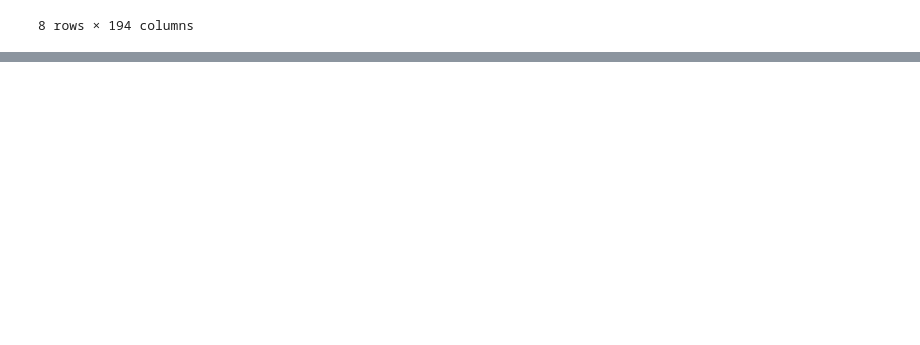
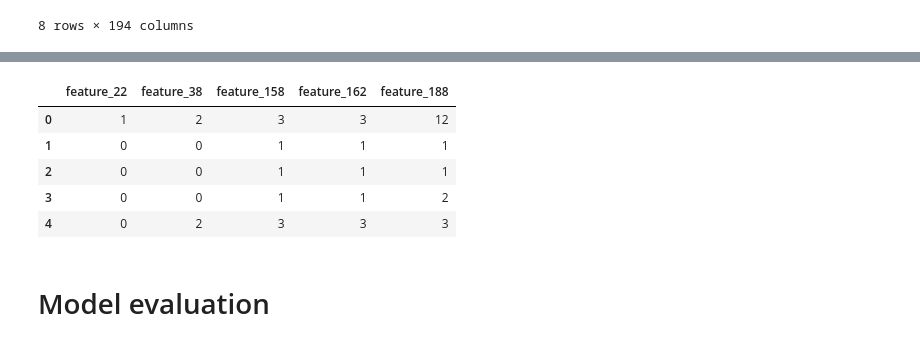
Before and after one commit to nshovkun/Analytics, a Jupyter notebook: sol/Classified_frod.ipynb, the cells around one changed output, grey strips where cells are left out. Cells and saved outputs as stored; diff of their text form; code cells hidden in the pictures; blank space fills up the shorter version.

Commit message:
[UPD] added function defined 5 best feature

```diff
--- a/sol/Classified_frod.ipynb
+++ b/sol/Classified_frod.ipynb
@@ -104,0 +138,22 @@ OSError: dlopen(/Users/nsh/.pyenv/versions/3.7.2/lib/python3.7/site-packages/lig
+# %%
+# 5 best feature
+n=5
+
+# Create and fit selector
+selector = SelectKBest(f_classif, k=n)
+selector.fit(split_feature, labels)
+# Get columns to keep
+cols = selector.get_support(indices=True)
+# Create new dataframe with only desired columns, or overwrite existing
+features_df_new = split_feature.iloc[:, cols]
+# %%
+features_df_new.head()
+# %% [output]
+|  | feature_22 | feature_38 | feature_158 | feature_162 | feature_188 |
+| 0 | 1 | 2 | 3 | 3 | 12 |
+| 1 | 0 | 0 | 1 | 1 | 1 |
+| 2 | 0 | 0 | 1 | 1 | 1 |
+| 3 | 0 | 0 | 1 | 1 | 2 |
+| 4 | 0 | 2 | 3 | 3 | 3 |
+# %% [markdown]
+# Model evaluation
```
Also changed, not shown: parts of 11 cells of this notebook.
